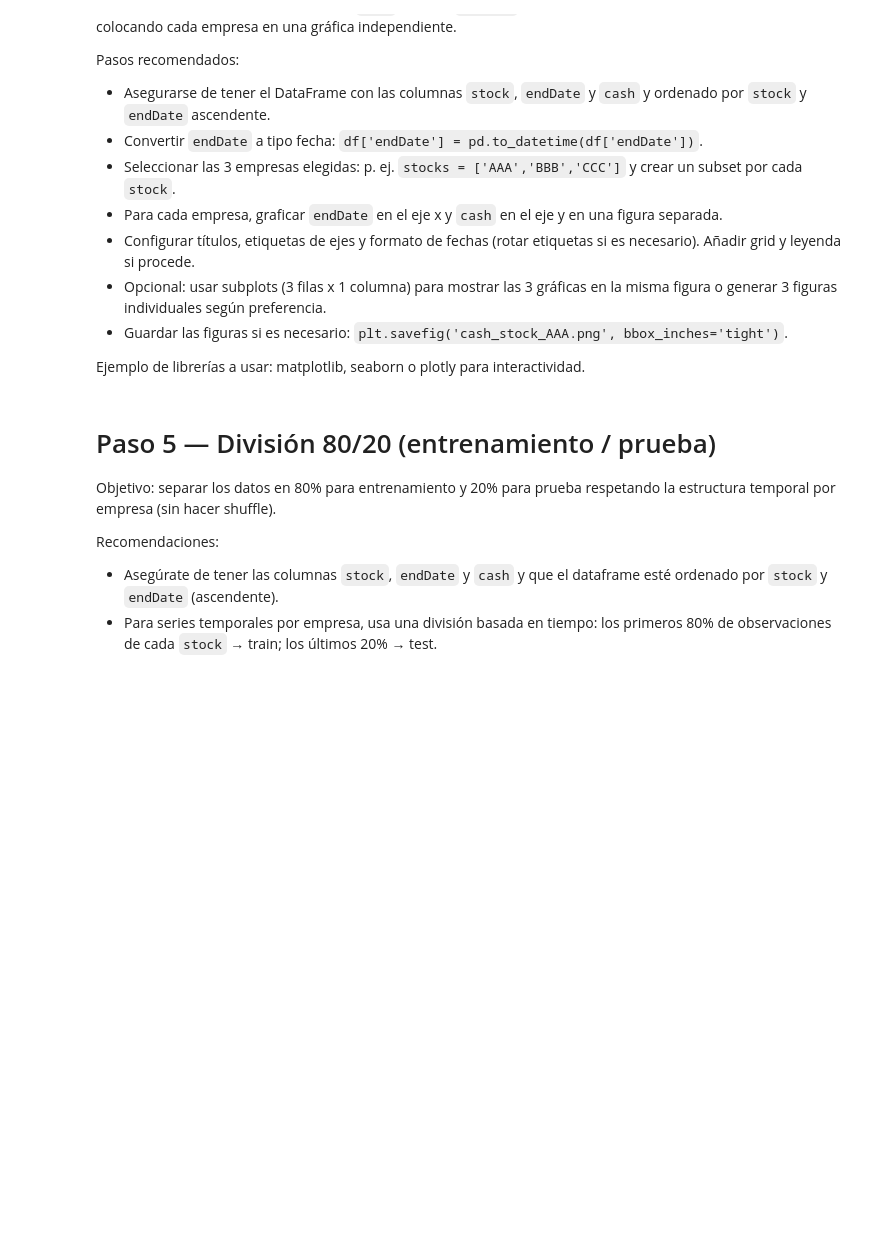
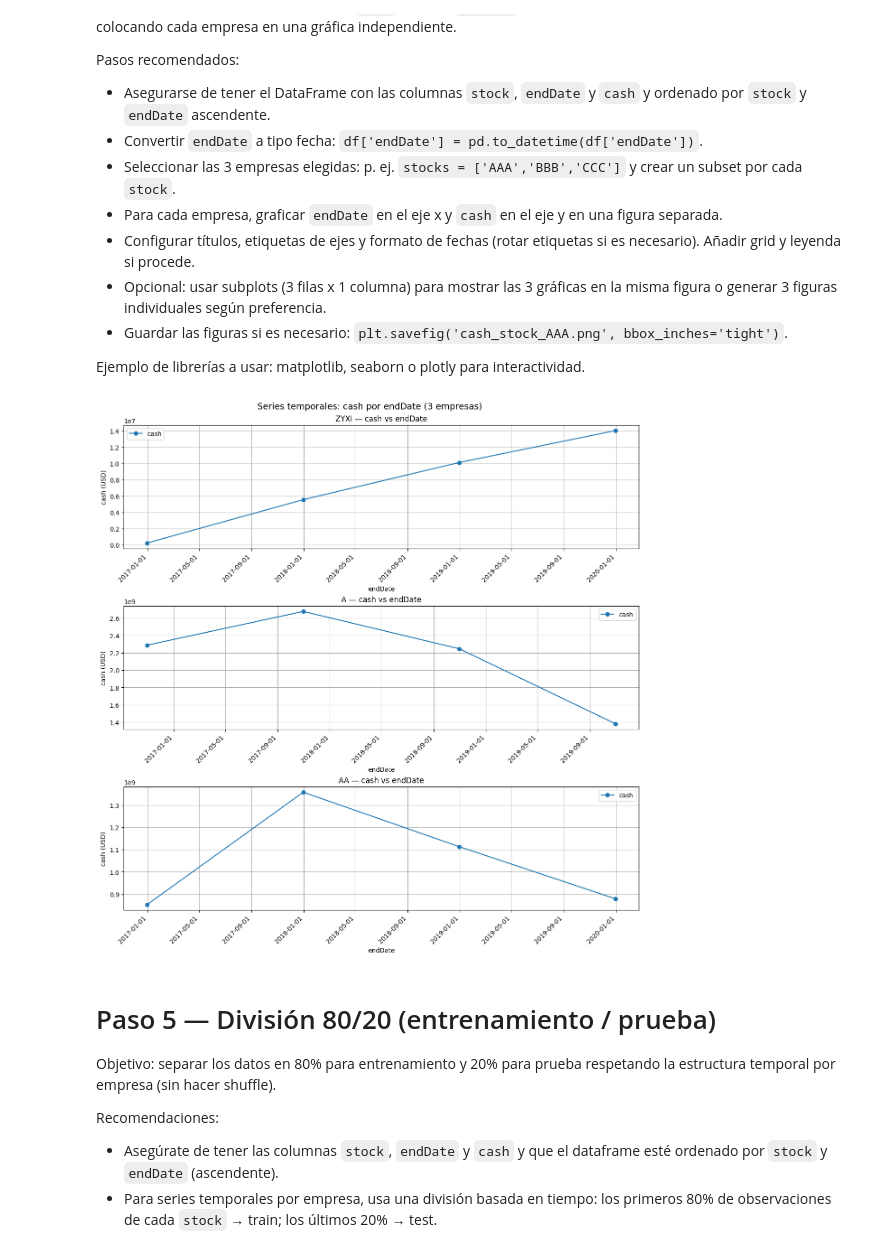
Before and after one commit to alberthvc/IA_Mario_Morales, a Jupyter notebook: asignacion_2/asignacion_2_regresion.ipynb, the cells around one changed output. Cells and saved outputs as stored; diff of their text form; code cells hidden in the pictures; blank space fills up the shorter version.

```diff
--- a/asignacion_2/asignacion_2_regresion.ipynb
+++ b/asignacion_2/asignacion_2_regresion.ipynb
@@ -80,6 +405,68 @@ Pasos recomendados:
 - Guardar las figuras si es necesario: `plt.savefig('cash_stock_AAA.png', bbox_inches='tight')`.
 
 Ejemplo de librerías a usar: matplotlib, seaborn o plotly para interactividad.
+# %%
+from matplotlib.dates import AutoDateLocator, DateFormatter
+
+# Paso 4 — Graficar time vs cash para las 3 empresas seleccionadas
+import matplotlib.pyplot as plt
+
+stocks = selected_stocks  # ['ZYXI', 'A', 'AA']
+n = len(stocks)
+if n == 0:
+    raise ValueError("No hay stocks seleccionados en 'selected_stocks'.")
+
+fig, axes = plt.subplots(n, 1, figsize=(12, 4 * n), constrained_layout=True)
+if n == 1:
+    axes = [axes]
+
+for ax, s in zip(axes, stocks):
+    ts = per_stock.get(s, {}).get('raw_ts')
+    if ts is None or ts.empty:
+        ax.text(0.5, 0.5, f"No hay datos para {s}", ha='center', va='center')
+        ax.set_title(s)
+        continue
+
+    # Asegurar orden y eliminar filas sin cash
+    ts_plot = ts.sort_values('endDate').dropna(subset=['cash'])
+    if ts_plot.empty:
+        ax.text(0.5, 0.5, f"No hay valores de 'cash' para {s}", ha='center', va='center')
+        ax.set_title(s)
+        continue
+
+    ax.plot(ts_plot['endDate'], ts_plot['cash'], marker='o', linestyle='-', label='cash')
+    ax.set_title(f'{s} — cash vs endDate')
+    ax.set_xlabel('endDate')
+    ax.set_ylabel('cash (USD)')
+    ax.grid(True)
+    ax.legend()
+
+    # Formato de fechas
+    ax.xaxis.set_major_locator(AutoDateLocator())
+    ax.xaxis.set_major_formatter(DateFormatter('%Y-%m-%d'))
+    for lbl in ax.get_xticklabels():
+        lbl.set_rotation(45)
+        lbl.set_ha('right')
+
+plt.suptitle('Series temporales: cash por endDate (3 empresas)', y=1.02, fontsize=14)
+plt.show()
+
+# Opcional: guardar cada figura individualmente (descomentar si se desea)
+# for s in stocks:
+#     ts_plot = per_stock[s]['raw_ts'].sort_values('endDate').dropna(subset=['cash'])
+#     if ts_plot.empty: continue
+#     plt.figure(figsize=(10,4))
+#     plt.plot(ts_plot['endDate'], ts_plot['cash'], marker='o')
+#     plt.title(f'{s} — cash vs endDate')
+#     plt.xlabel('endDate'); plt.ylabel('cash (USD)'); plt.grid(True)
+#     plt.gca().xaxis.set_major_locator(AutoDateLocator())
+#     plt.gca().xaxis.set_major_formatter(DateFormatter('%Y-%m-%d'))
+#     plt.xticks(rotation=45, ha='right')
+#     plt.tight_layout()
+#     plt.savefig(f'cash_{s}.png', bbox_inches='tight')
+#     plt.close()
+# %% [output]
+[figure, added]
 # %% [markdown]
 # Paso 5 — División 80/20 (entrenamiento / prueba)
 
```
Also changed, not shown: parts of 15 cells of this notebook, 1 other file.
